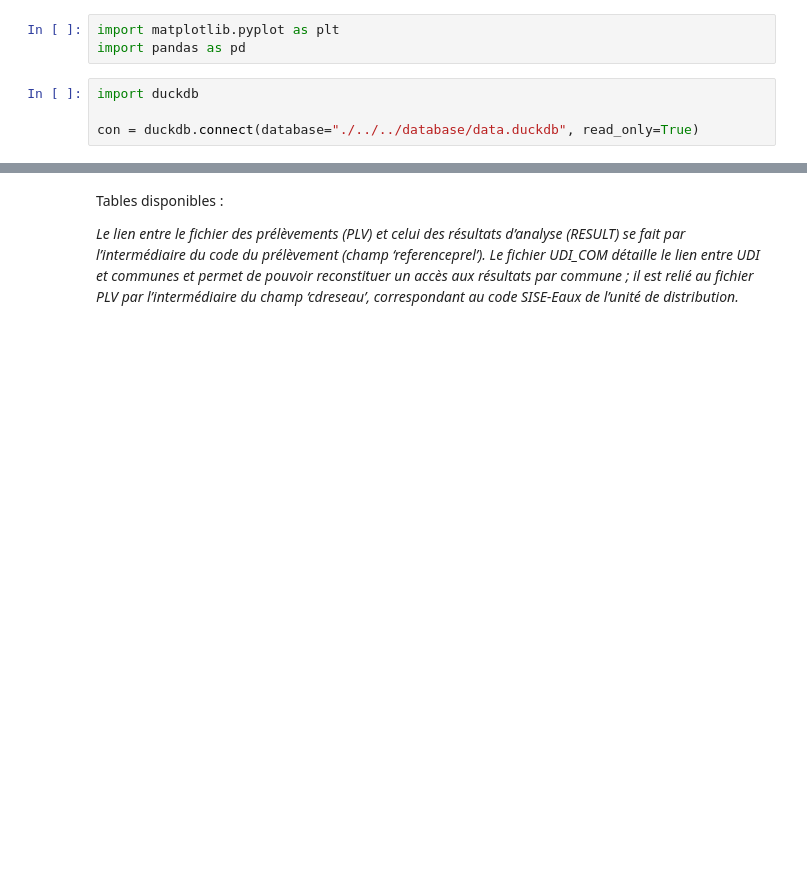
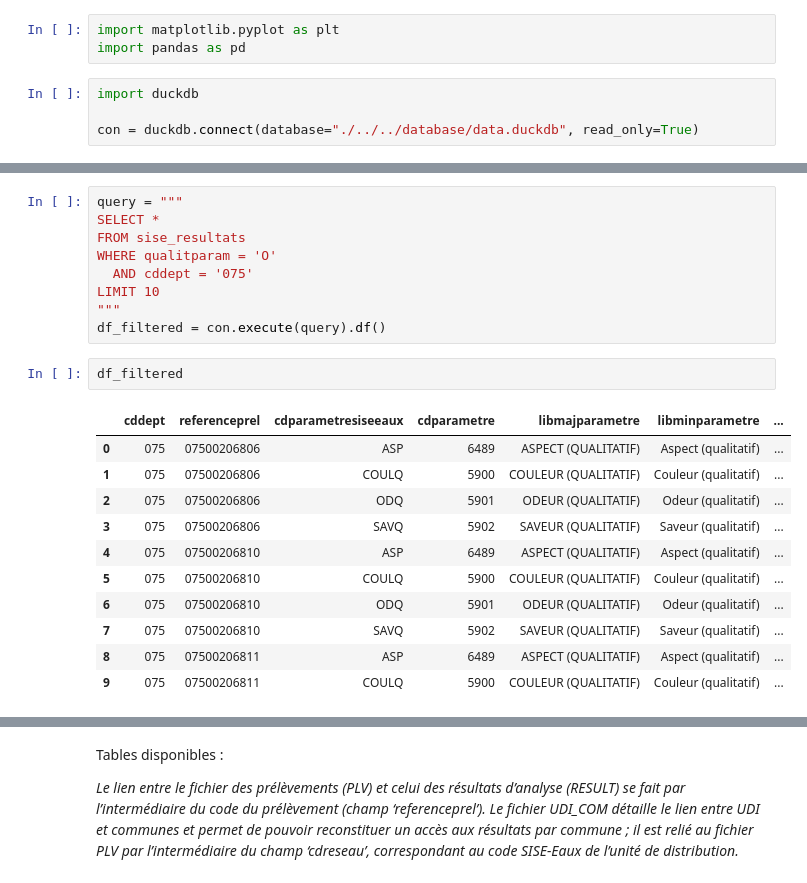
Before and after one commit to jdionisi/13_pollution_eau, a Jupyter notebook: analytics/notebooks/extraction_liste_polluants.ipynb, the cells around one changed output, grey strips where cells are left out. Saved outputs shown, nothing was run; the diff lists cells and outputs as text; blank space fills up the shorter version.

```diff
--- a/analytics/notebooks/extraction_liste_polluants.ipynb
+++ b/analytics/notebooks/extraction_liste_polluants.ipynb
@@ -54,0 +43,23 @@ If you need help solving this issue, send us a message: https://ploomber.io/comm
+# %%
+query = """
+SELECT *
+FROM sise_resultats
+WHERE qualitparam = 'O'
+  AND cddept = '075'
+LIMIT 10
+"""
+df_filtered = con.execute(query).df()
+# %%
+df_filtered
+# %% [output]
+|  | cddept | referenceprel | cdparametresiseeaux | cdparametre | libmajparametre | libminparametre | ... |
+| 0 | 075 | 07500206806 | ASP | 6489 | ASPECT (QUALITATIF) | Aspect (qualitatif) | ... |
+| 1 | 075 | 07500206806 | COULQ | 5900 | COULEUR (QUALITATIF) | Couleur (qualitatif) | ... |
+| 2 | 075 | 07500206806 | ODQ | 5901 | ODEUR (QUALITATIF) | Odeur (qualitatif) | ... |
+| 3 | 075 | 07500206806 | SAVQ | 5902 | SAVEUR (QUALITATIF) | Saveur (qualitatif) | ... |
+| 4 | 075 | 07500206810 | ASP | 6489 | ASPECT (QUALITATIF) | Aspect (qualitatif) | ... |
+| 5 | 075 | 07500206810 | COULQ | 5900 | COULEUR (QUALITATIF) | Couleur (qualitatif) | ... |
+| 6 | 075 | 07500206810 | ODQ | 5901 | ODEUR (QUALITATIF) | Odeur (qualitatif) | ... |
+| 7 | 075 | 07500206810 | SAVQ | 5902 | SAVEUR (QUALITATIF) | Saveur (qualitatif) | ... |
+| 8 | 075 | 07500206811 | ASP | 6489 | ASPECT (QUALITATIF) | Aspect (qualitatif) | ... |
+| 9 | 075 | 07500206811 | COULQ | 5900 | COULEUR (QUALITATIF) | Couleur (qualitatif) | ... |
```
Also changed, not shown: parts of 18 cells of this notebook.
